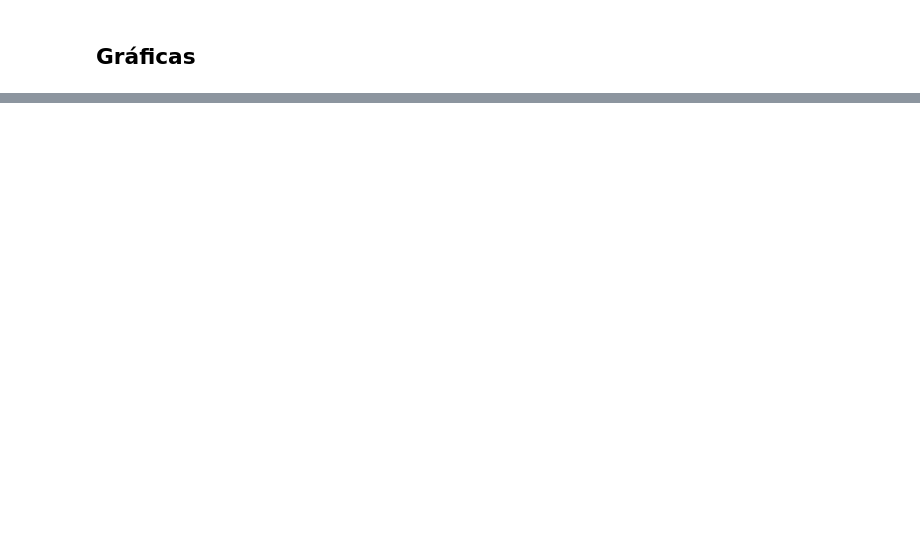
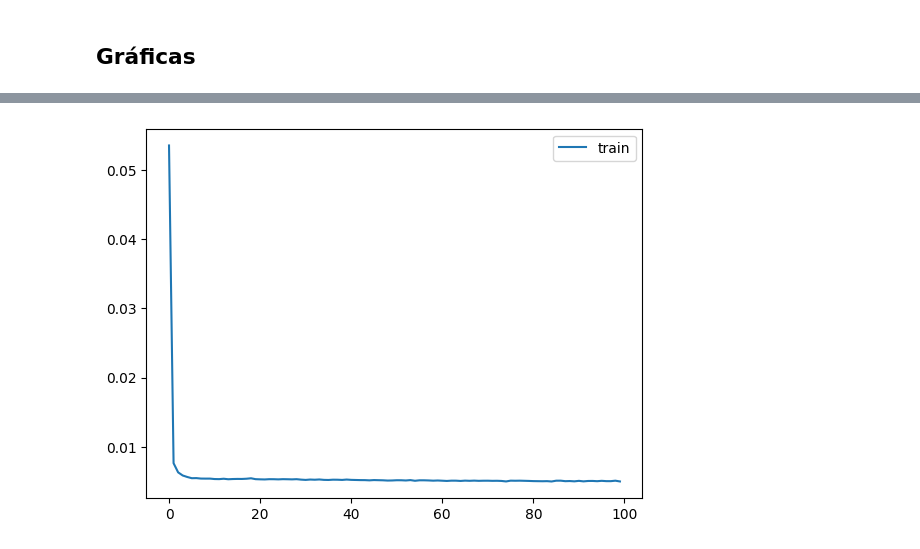
Before and after one commit to JorgeMoGlz/proyecto-seminario, a Jupyter notebook: Predecir-siguientes mantenimientos.ipynb, the cells around one changed output, grey strips where cells are left out. Saved outputs shown, nothing was run; the diff lists cells and outputs as text; code cells hidden in the pictures; blank space fills up the shorter version.

```diff
--- a/Predecir-siguientes mantenimientos.ipynb
+++ b/Predecir-siguientes mantenimientos.ipynb
@@ -264,0 +403,10 @@ plt.show()
+# %%
+Xtrain, ytrain = train2[:,:-1], train2[:,-1]
+Xtest, ytest = test2[:,:-1], test2[:,-1]
+# %%
+# convertimos los datos en formato de 3 dimensiones para el modelo LSTM
+train_X_3D = Xtrain.reshape((Xtrain.shape[0], 1, Xtrain.shape[1]))
+test_X_3D = Xtest.reshape((Xtest.shape[0], 1, Xtest.shape[1]))
+
+# Las y quedan igual pues es a donde queremos llegar
+print(train_X_3D.shape, ytrain.shape, test_X_3D.shape, ytest.shape)
@@ -264,0 +415,11 @@ plt.show()
+# %%
+# Diseñamos el modelo
+model2 = Sequential()
+# model2.add(LSTM(4, input_shape=(train_X_3D.shape[0], train_X_3D.shape[2])))
+model2.add(LSTM(4))
+model2.add(Dense(1))
+model2.compile(loss="mean_squared_error", optimizer="adam")
+# %%
+history = model2.fit(train_X_3D, ytrain,
+                    epochs=100, batch_size=1,
+                    verbose=2)
@@ -264,0 +444,8 @@ plt.show()
+# %%
+# graficamos la perdida
+plt.plot(history.history["loss"], label="train")
+# plt.plot(history.history["val_loss"], label="test")
+plt.legend()
+plt.show()
+# %% [output]
+[figure, added]
```
Also changed, not shown: parts of 38 cells of this notebook.
